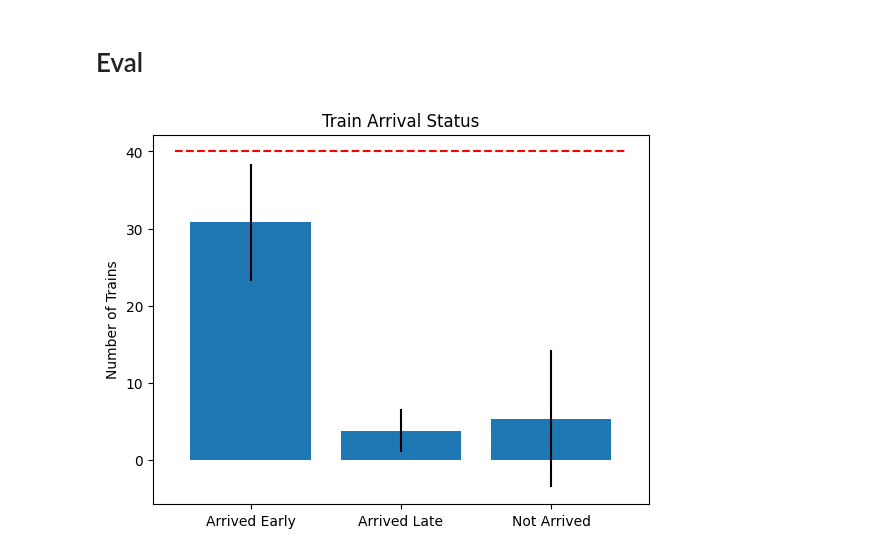
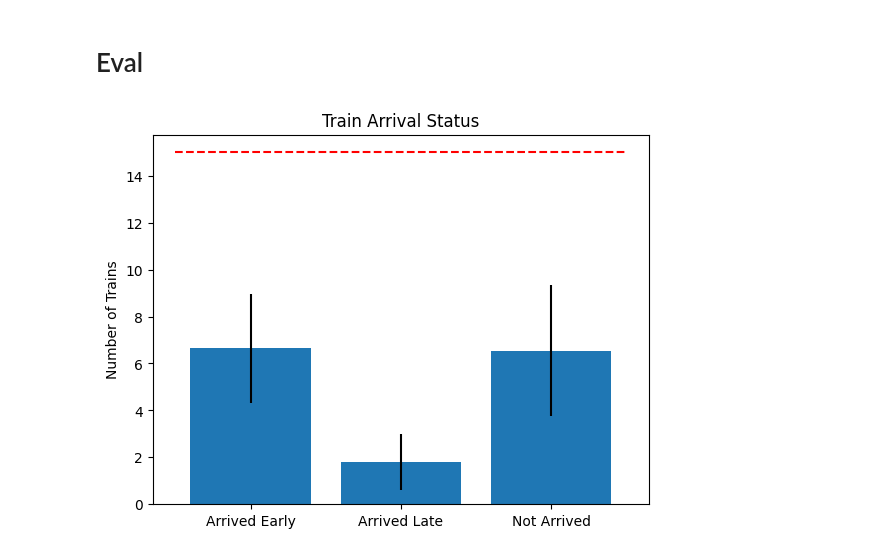
Before and after one commit to gvlos/SwitchFL, a Jupyter notebook: plot.ipynb, the cells around one changed output. Drawn from its saved outputs; the diff is of its cells as text; code cells hidden in the pictures.

```diff
--- a/plot.ipynb
+++ b/plot.ipynb
@@ -121,10 +107,11 @@ array([0, 1, 2, 3, 4])
 # %%
 list_dir = [
-    '/home/gianvito/Desktop/flatland_exp/15_agents_with_init_BIS/exp_0/seed_0',
-    '/home/gianvito/Desktop/flatland_exp/15_agents_with_init_BIS/exp_0/seed_1',
-    '/home/gianvito/Desktop/flatland_exp/15_agents_with_init_BIS/exp_0/seed_2',
-    '/home/gianvito/Desktop/flatland_exp/15_agents_with_init_BIS/exp_0/seed_3',
-    '/home/gianvito/Desktop/flatland_exp/15_agents_with_init_BIS/exp_0/seed_4',
+    '/home/gianvito/Desktop/flatland_exp/15_agents_malf_hard_BIS/exp_0/seed_0',
+    # '/home/gianvito/Desktop/flatland_exp/15_agents_malf_hard_BIS/exp_0/seed_1',
+    '/home/gianvito/Desktop/flatland_exp/15_agents_malf_hard_BIS/exp_0/seed_2',
+    # '/home/gianvito/Desktop/flatland_exp/15_agents_with_init_TRIS/exp_0/seed_3',
+    # '/home/gianvito/Desktop/flatland_exp/15_agents_with_init_TRIS/exp_0/seed_4',
 ]
 
 num_agents = 15
+num_evals = 10
@@ -141,27 +118,4 @@ num_agents = 40
-# %%
-hist_data = np.zeros((len(list_dir), 3))
-for idx, exp_dir in enumerate(list_dir):
-    delays = np.load(os.path.join(exp_dir, "delays.npz"))
-    delays = delays["x"]
-
-    trains_at_dest = np.load(os.path.join(exp_dir, "trains_at_dest.npz"))
-    trains_at_dest = trains_at_dest["x"]
-
-    mask = np.zeros(num_agents).astype(bool)
-    mask[trains_at_dest] = True
-    arrived_negatives = np.sum(mask & (delays <= 0))
-    arrived_positives = np.sum(mask & (delays > 0))
-    not_arrived = np.sum(~mask)
-
-    hist_data[idx, :] = [arrived_negatives, arrived_positives, not_arrived]
-
-labels = ['Arrived Early', 'Arrived Late', 'Not Arrived']
-
-fig, ax = plt.subplots()
-ax.bar(labels, np.mean(hist_data, axis=0), yerr=np.std(hist_data, axis=0))
-ax.hlines(num_agents, xmin=-0.5, xmax=2.5, color='r', linestyle='--', label='Total # of Trains')
-ax.set_title('Train Arrival Status')
-ax.set_ylabel('Number of Trains')
-plt.show()
-# %% [output]
-[figure, removed]
+# %%
+hist_data = barplot(list_dir, num_evals, num_agents)
+# %% [output]
+[figure, added]
```
Also changed, not shown: parts of 19 cells of this notebook, 3 other files.
